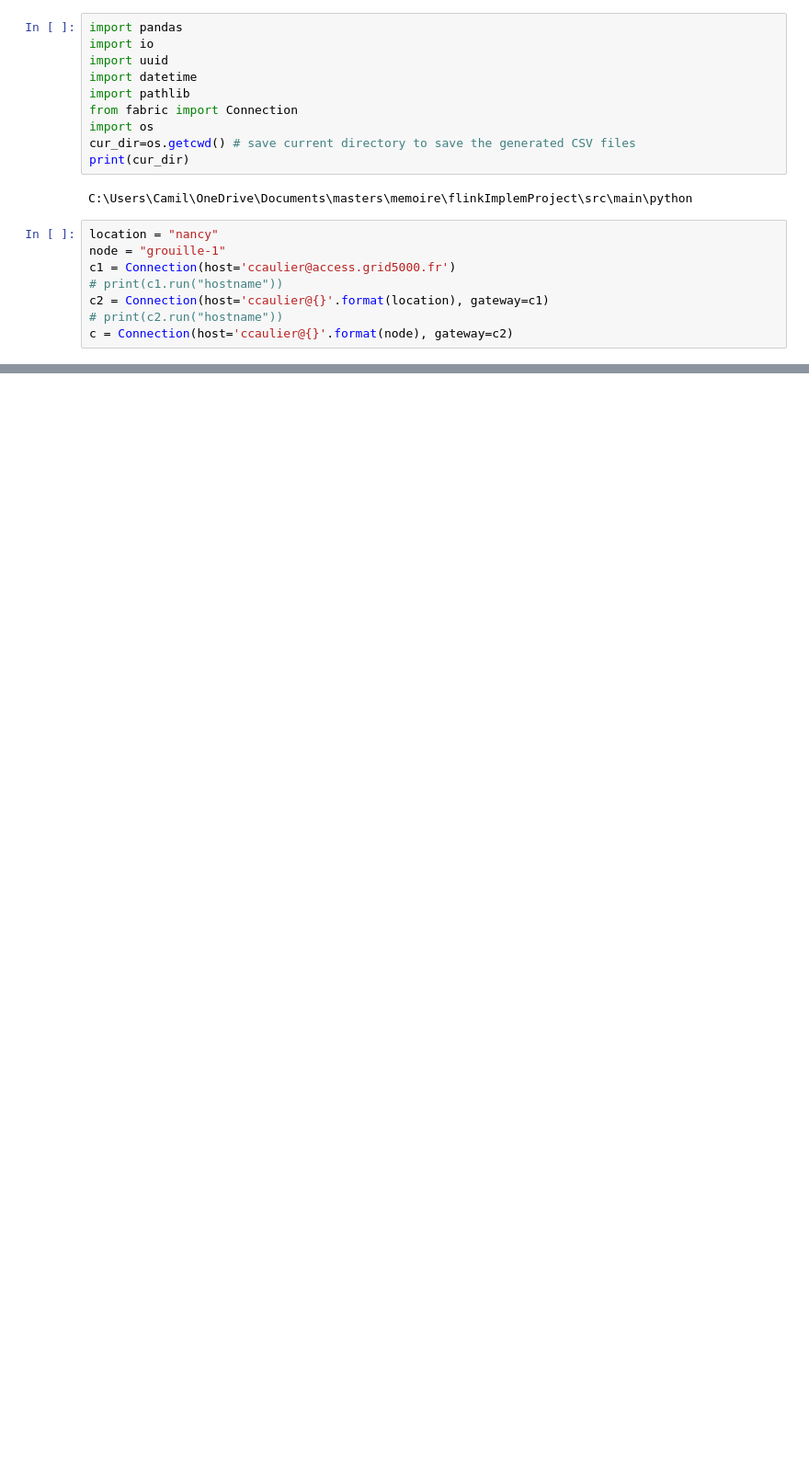
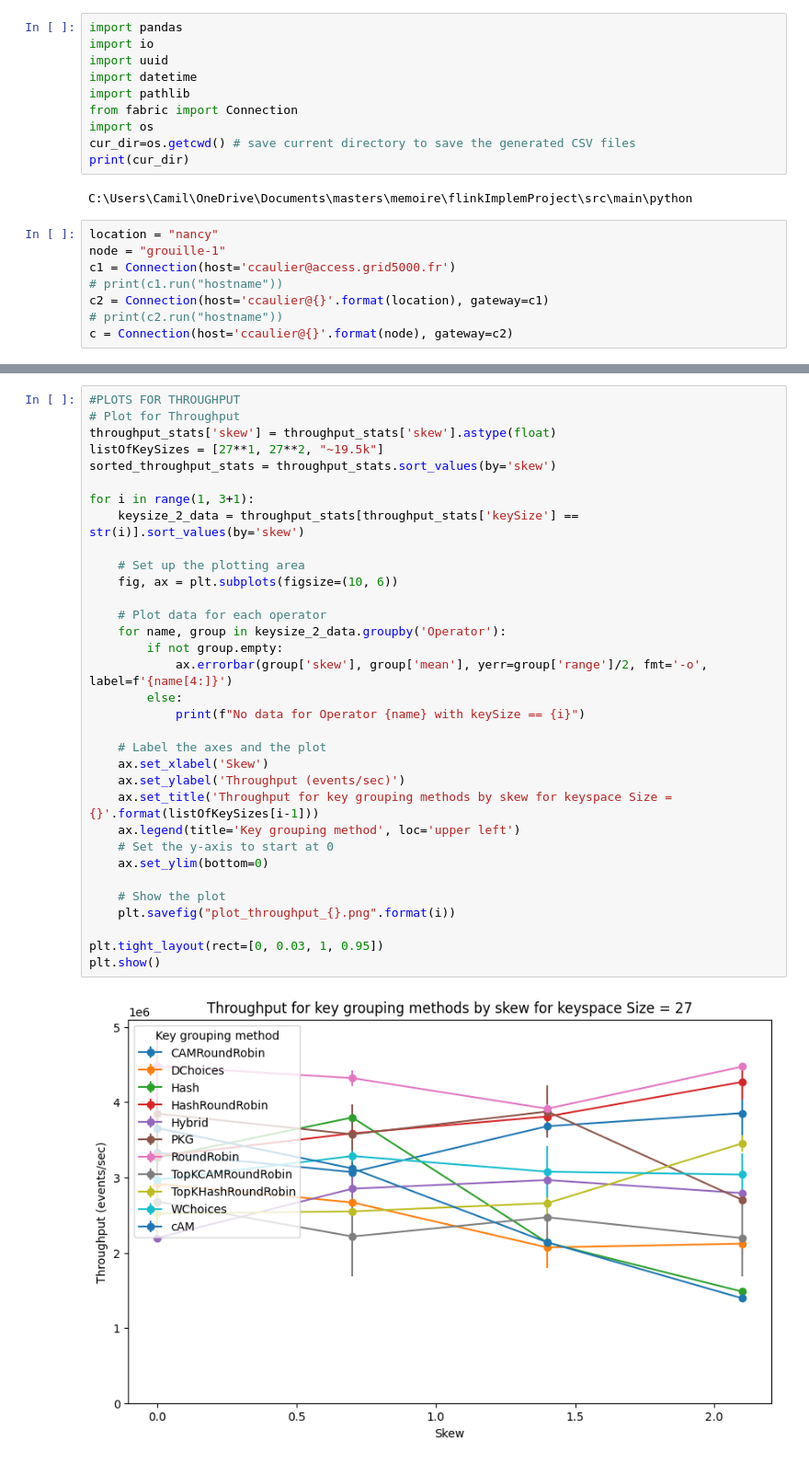
Before and after one commit to camillecaulier/flinkThesisImplem, a Jupyter notebook: src/main/python/multipleExperiments.ipynb, the cells around one changed output, grey strips where cells are left out. Shown at 92% size. Cells and saved outputs as stored; diff of their text form; blank space fills up the shorter version.

```diff
--- a/src/main/python/multipleExperiments.ipynb
+++ b/src/main/python/multipleExperiments.ipynb
@@ -262,0 +240,35 @@ plt.show()
+# %%
+#PLOTS FOR THROUGHPUT
+# Plot for Throughput
+throughput_stats['skew'] = throughput_stats['skew'].astype(float)
+listOfKeySizes = [27**1, 27**2, "~19.5k"]
+sorted_throughput_stats = throughput_stats.sort_values(by='skew')
+
+for i in range(1, 3+1):
+    keysize_2_data = throughput_stats[throughput_stats['keySize'] == str(i)].sort_values(by='skew')
+
+    # Set up the plotting area
+    fig, ax = plt.subplots(figsize=(10, 6))
+
+    # Plot data for each operator
+    for name, group in keysize_2_data.groupby('Operator'):
+        if not group.empty:
+            ax.errorbar(group['skew'], group['mean'], yerr=group['range']/2, fmt='-o', label=f'{name[4:]}')
+        else:
+            print(f"No data for Operator {name} with keySize == {i}")
+
+    # Label the axes and the plot
+    ax.set_xlabel('Skew')
+    ax.set_ylabel('Throughput (events/sec)')
+    ax.set_title('Throughput for key grouping methods by skew for keyspace Size = {}'.format(listOfKeySizes[i-1]))
+    ax.legend(title='Key grouping method', loc='upper left')
+    # Set the y-axis to start at 0
+    ax.set_ylim(bottom=0)
+
+    # Show the plot
+    plt.savefig("plot_throughput_{}.png".format(i))
+
+plt.tight_layout(rect=[0, 0.03, 1, 0.95])
+plt.show()
+# %% [output]
+[figure, added]
```
Also changed, not shown: parts of 10 cells of this notebook, 13 other files.
